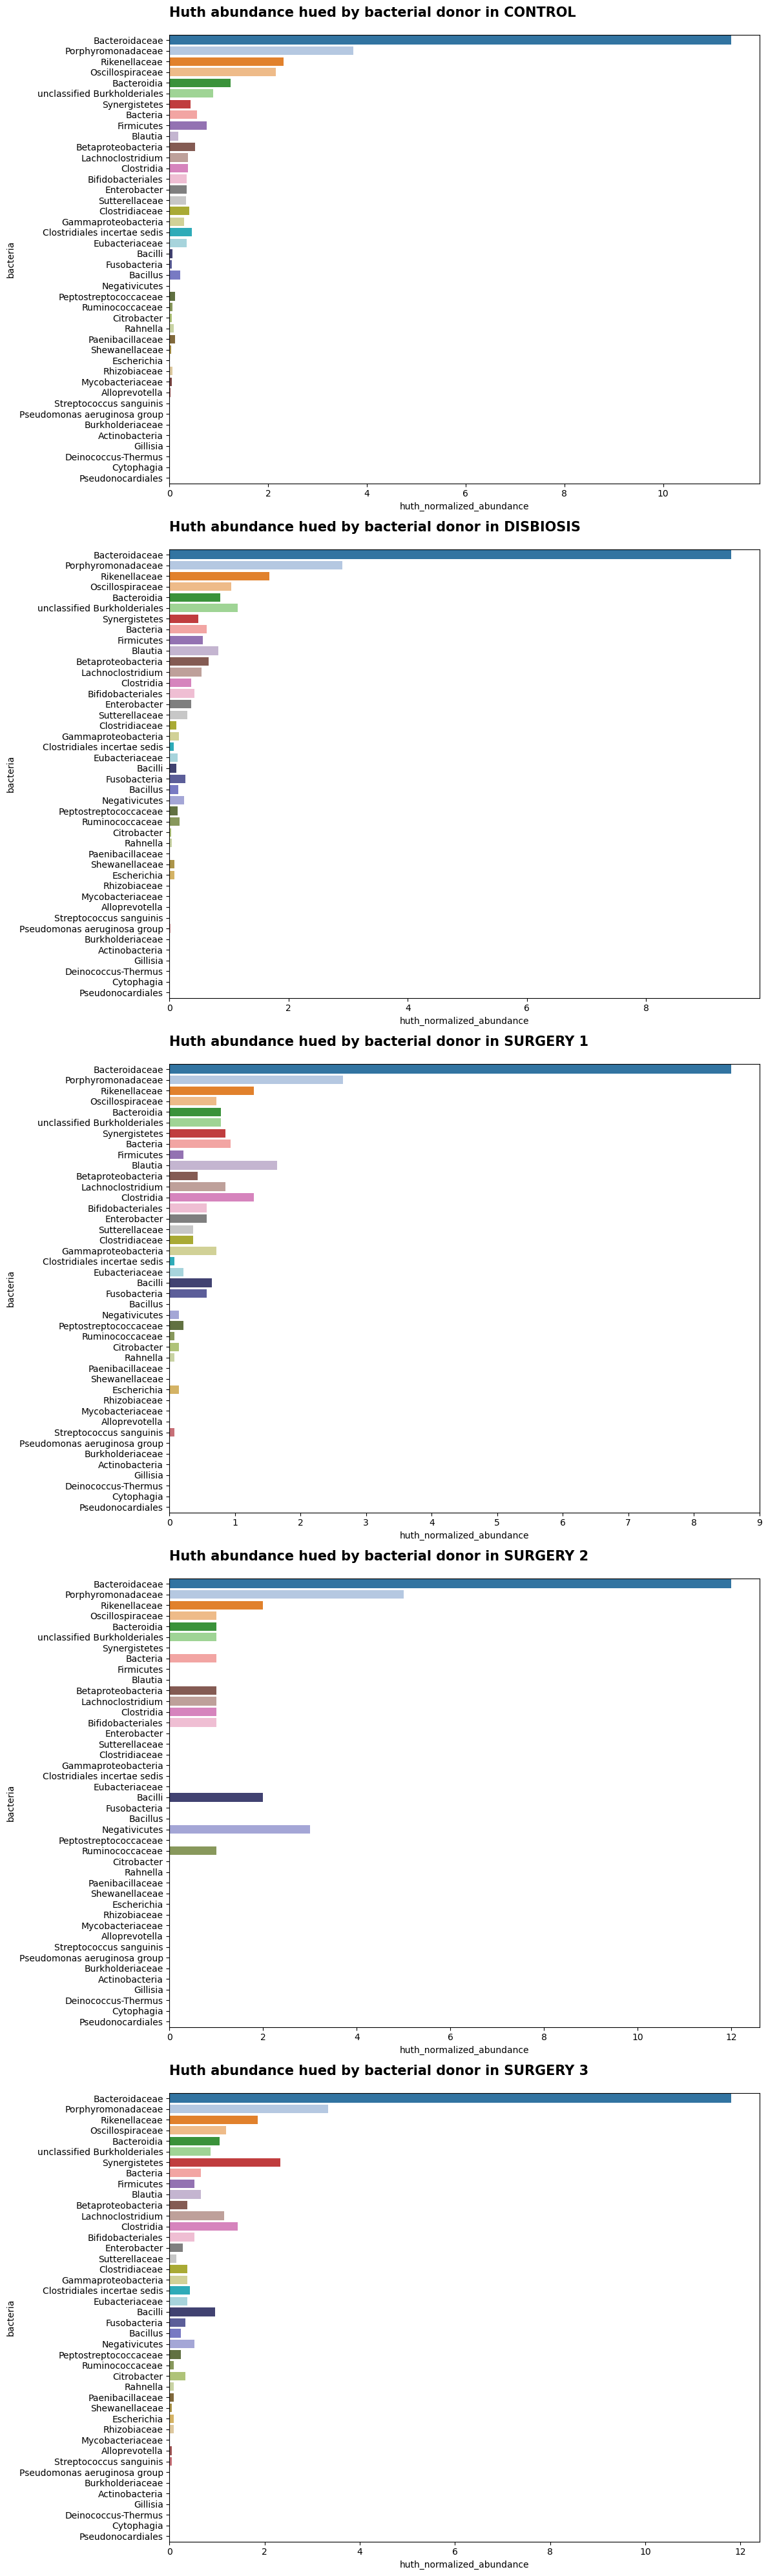
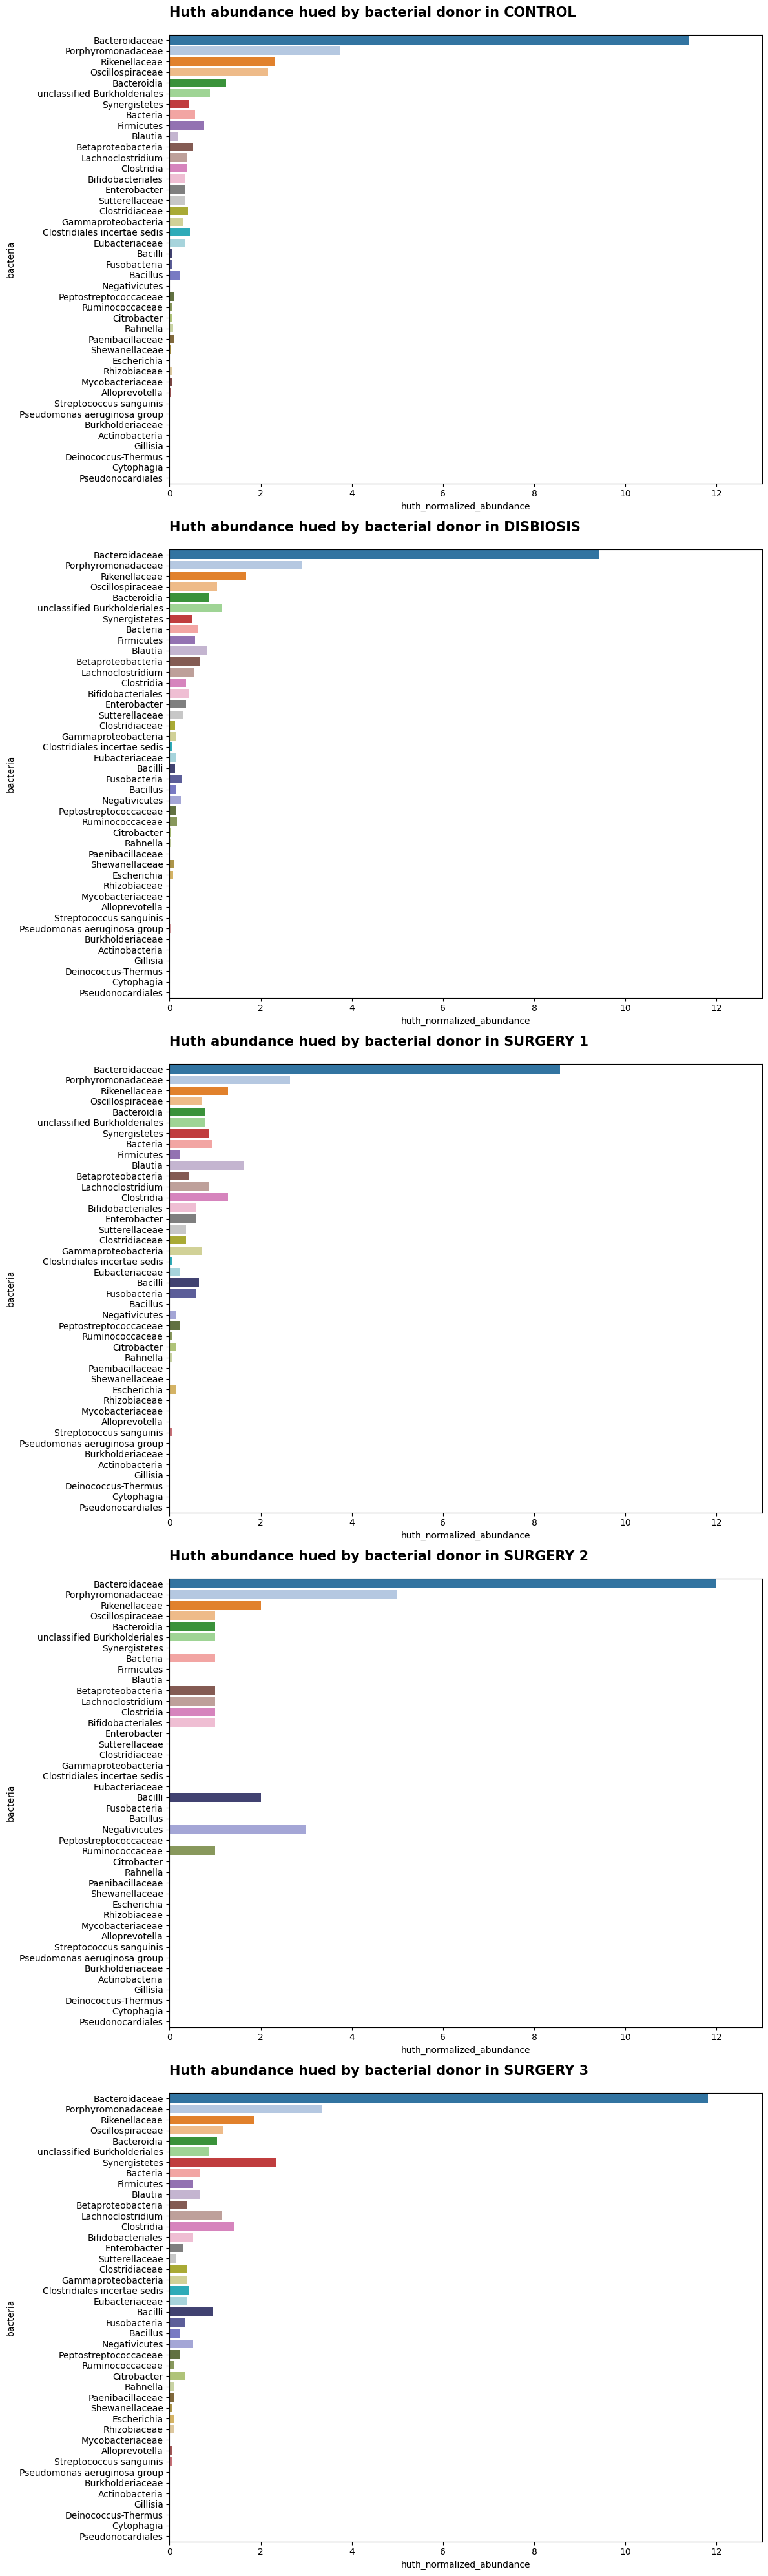
The notebook cell's code change between the first figure and the second:
--- before
+++ after
@@ -8,3 +8,4 @@
     axs[i].set_title(f'Huth abundance hued by bacterial donor in {groups[i]}',fontsize=15,fontweight=1000,pad=20,loc='left')
     sns.barplot(data=df_bac_group[df_bac_group['group'] == groups[i] ],x='huth_normalized_abundance',y='bacteria',hue = 'bacteria',palette=color_map,ax=axs[i],order=order)
+    axs[i].set_xlim(0,13)
 plt.tight_layout()

Commit: fxing xlim in graphs